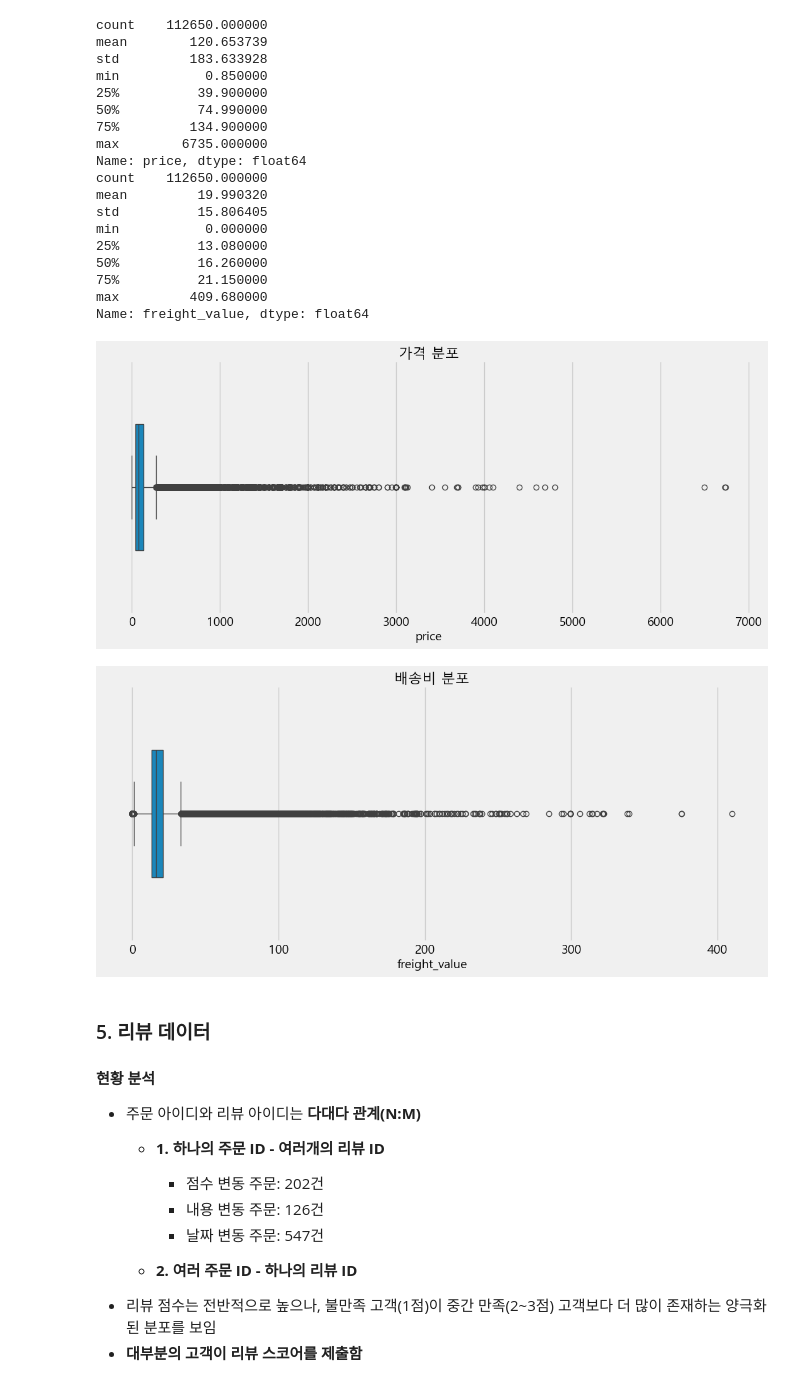
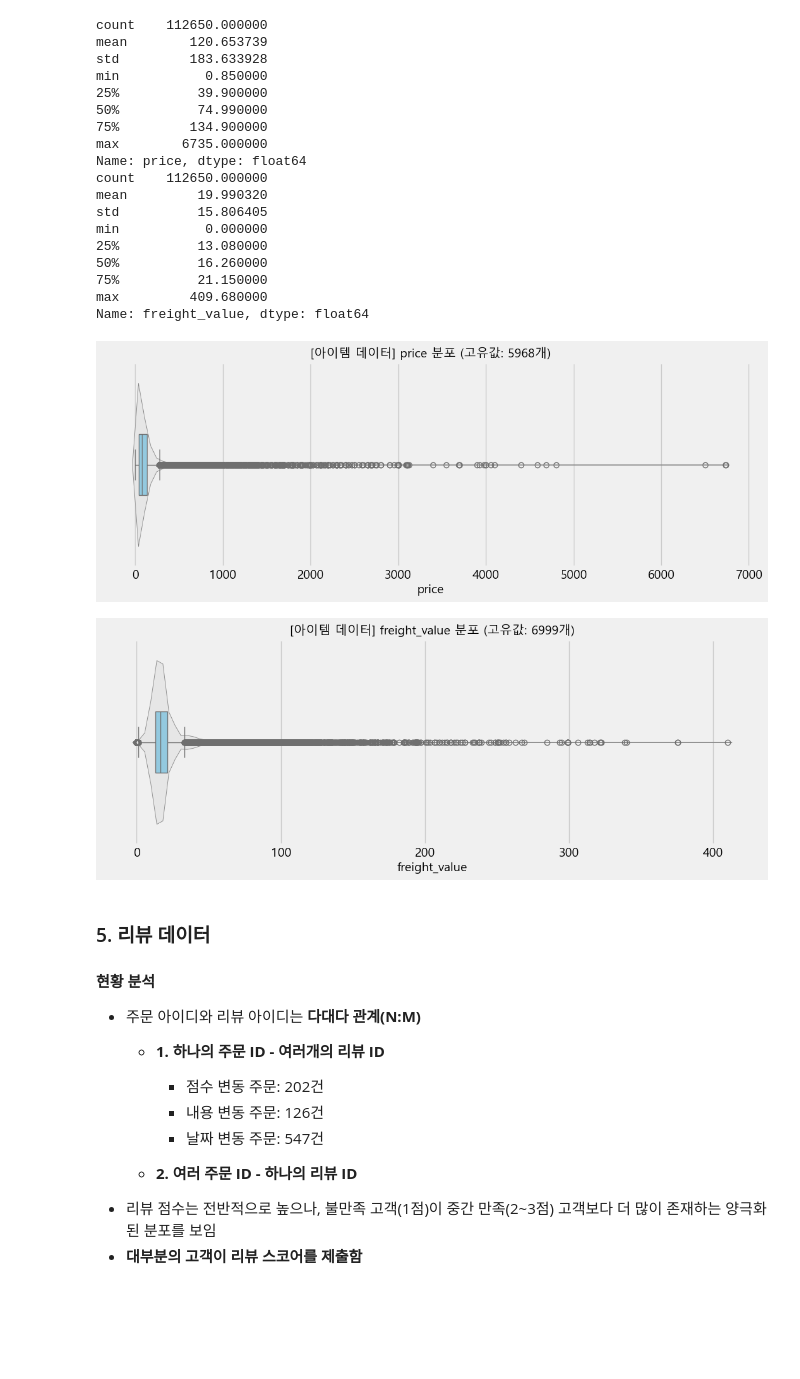
Before and after one commit to eunsung20311-dot/Olist-E-commerce-Analysis, a Jupyter notebook: 1. Data preparation + EDA.ipynb, the cells around one changed output. Saved outputs shown, nothing was run; the diff lists cells and outputs as text; code cells hidden in the pictures; blank space fills up the shorter version.

```diff
--- a/1. Data preparation + EDA.ipynb
+++ b/1. Data preparation + EDA.ipynb
@@ -588,19 +658,11 @@ min           0.000000
 75%          21.150000
 max         409.680000
 Name: freight_value, dtype: float64
-# %%
-plt.figure(figsize=(12,5))
-sns.boxplot(x='price', data=df_items, width =0.5)
-plt.title('가격 분포',fontsize=16,pad=2)
-plt.show()
-
-plt.figure(figsize=(12,5))
-sns.boxplot(x='freight_value', data=df_items, width =0.5)
-plt.title('배송비 분포',fontsize=16,pad=2)
-plt.show()
-# %% [output]
-[figure, removed]
-[figure, removed]
+# %%
+box_plot(df_items, name="아이템 데이터", max_unique=100)
+# %% [output]
+[figure, added]
+[figure, added]
 # %% [markdown]
 ### 5. 리뷰 데이터
 #### 현황 분석
```
Also changed, not shown: parts of 31 cells of this notebook.
